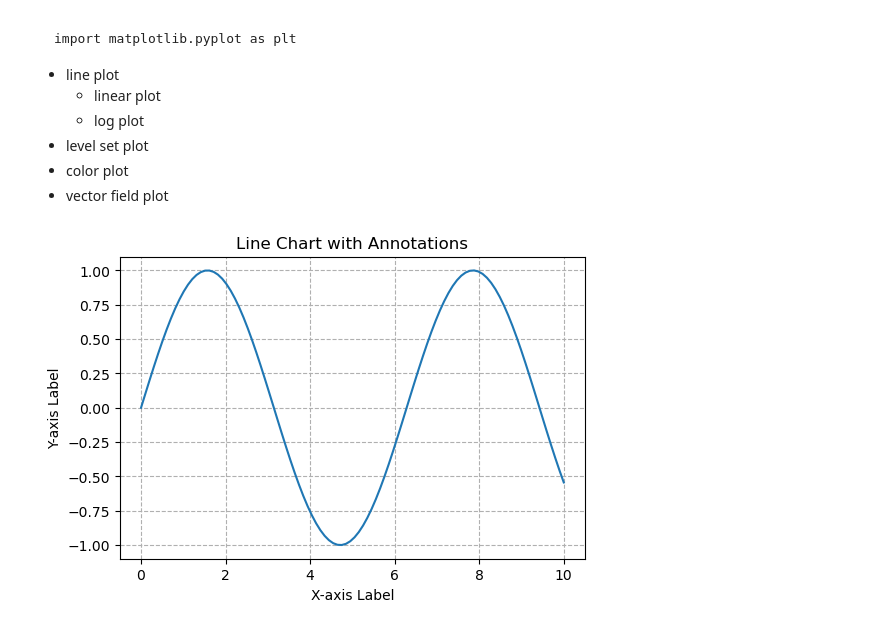
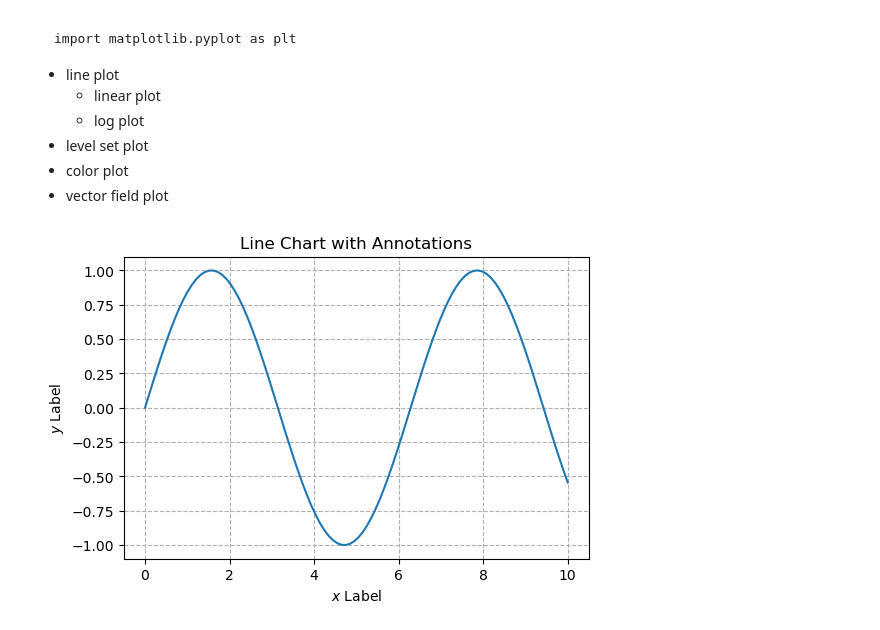
Before and after one commit to jhihsheng/nano-optics, a Jupyter notebook: OTID/OTID_plot.ipynb, the cells around one changed output. Drawn from its saved outputs; the diff is of its cells as text; code cells hidden in the pictures.

Commit message:
plot

```diff
--- a/OTID/OTID_plot.ipynb
+++ b/OTID/OTID_plot.ipynb
@@ -16,21 +16,21 @@ import matplotlib.pyplot as plt
 # %%
 # you first plot
 x = np.linspace(0,10,100)
 plt.figure(figsize=(6, 4),dpi=100)
 plt.plot(x,np.sin(x))
 
 # Add title and labels
 plt.title('Line Chart with Annotations')
-plt.xlabel('X-axis Label')
-plt.ylabel('Y-axis Label')
+plt.xlabel('$x$ Label')
+plt.ylabel('$y$ Label')
 
 # Display grid
 plt.grid(True,linestyle='dashed')
 
 # Show the plot
 plt.show()
 # %% [output]
-[figure, old version]
+[figure, new version]
 # %% [markdown]
 Exercise 1
 Plot a $\tanh(x)$ and $\mathrm{sech}(x)$ in the same figure.
```
